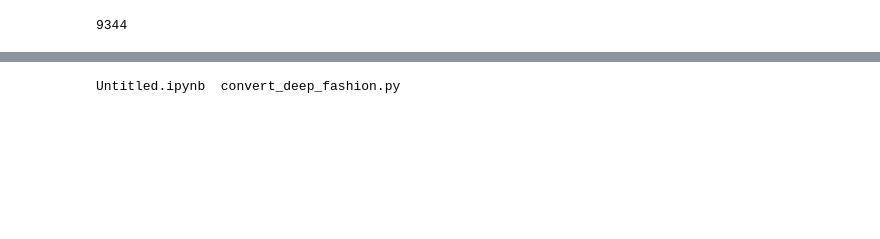
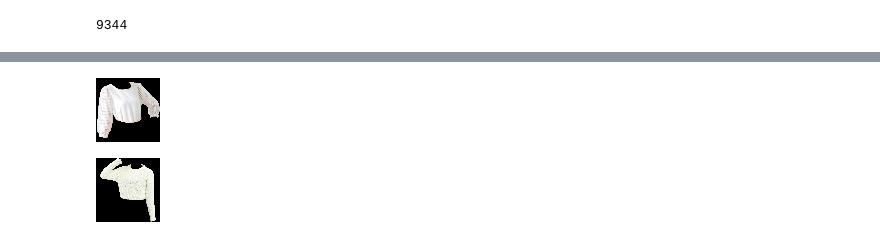
Before and after one commit to leshanbog/Try-On-GAN, a Jupyter notebook: dataset.ipynb, the cells around one changed output, grey strips where cells are left out. Cells and saved outputs as stored; diff of their text form; code cells hidden in the pictures; blank space fills up the shorter version.

```diff
--- a/dataset.ipynb
+++ b/dataset.ipynb
@@ -110,4 +79,0 @@ img
-# %%
-ls
-# %% [output]
-Untitled.ipynb  convert_deep_fashion.py
@@ -115,0 +80,8 @@ Untitled.ipynb  convert_deep_fashion.py
+# %%
+cc1
+# %% [output]
+[figure, added]
+# %%
+cc2
+# %% [output]
+[figure, added]
```
Also changed, not shown: parts of 19 cells of this notebook.
